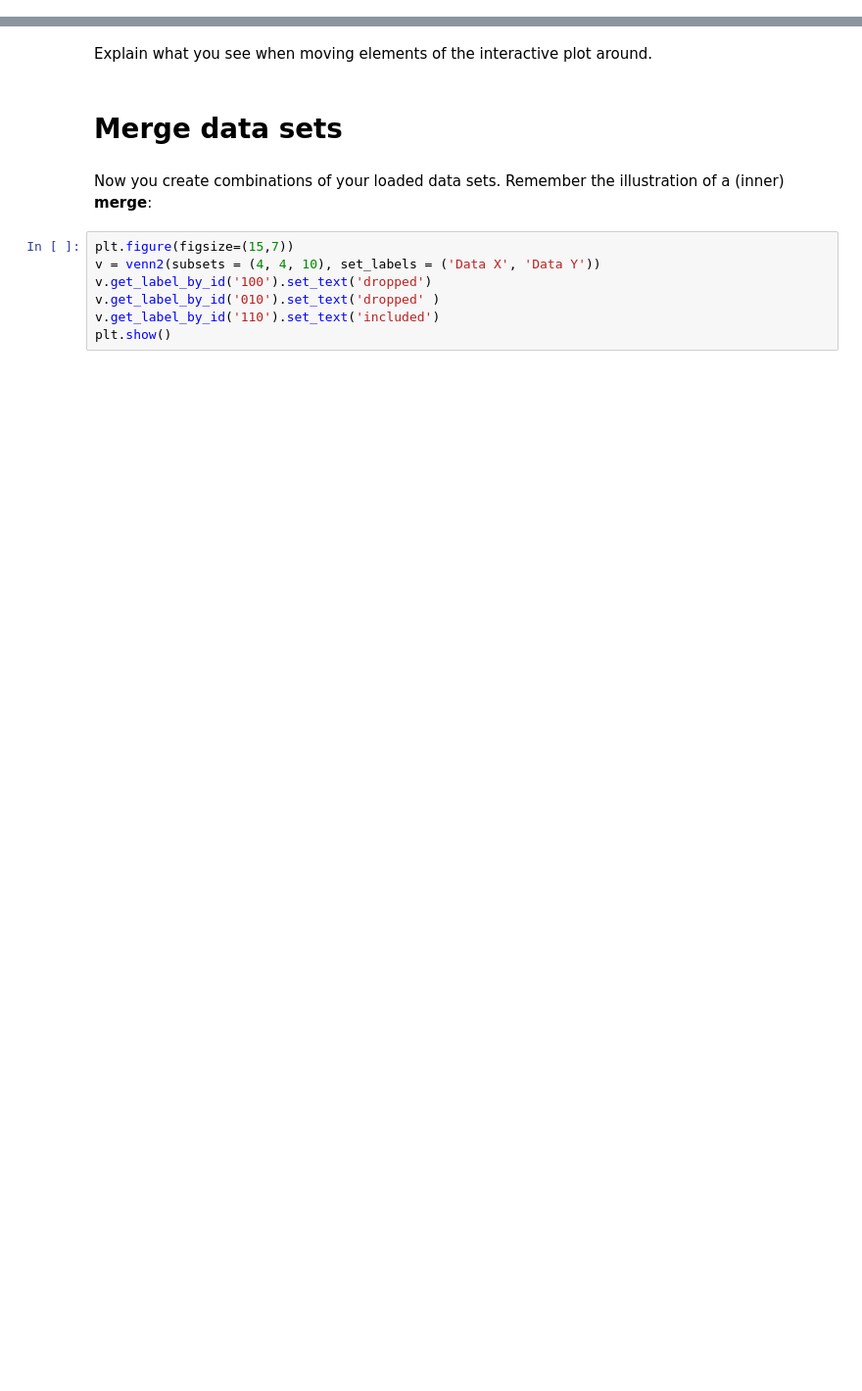
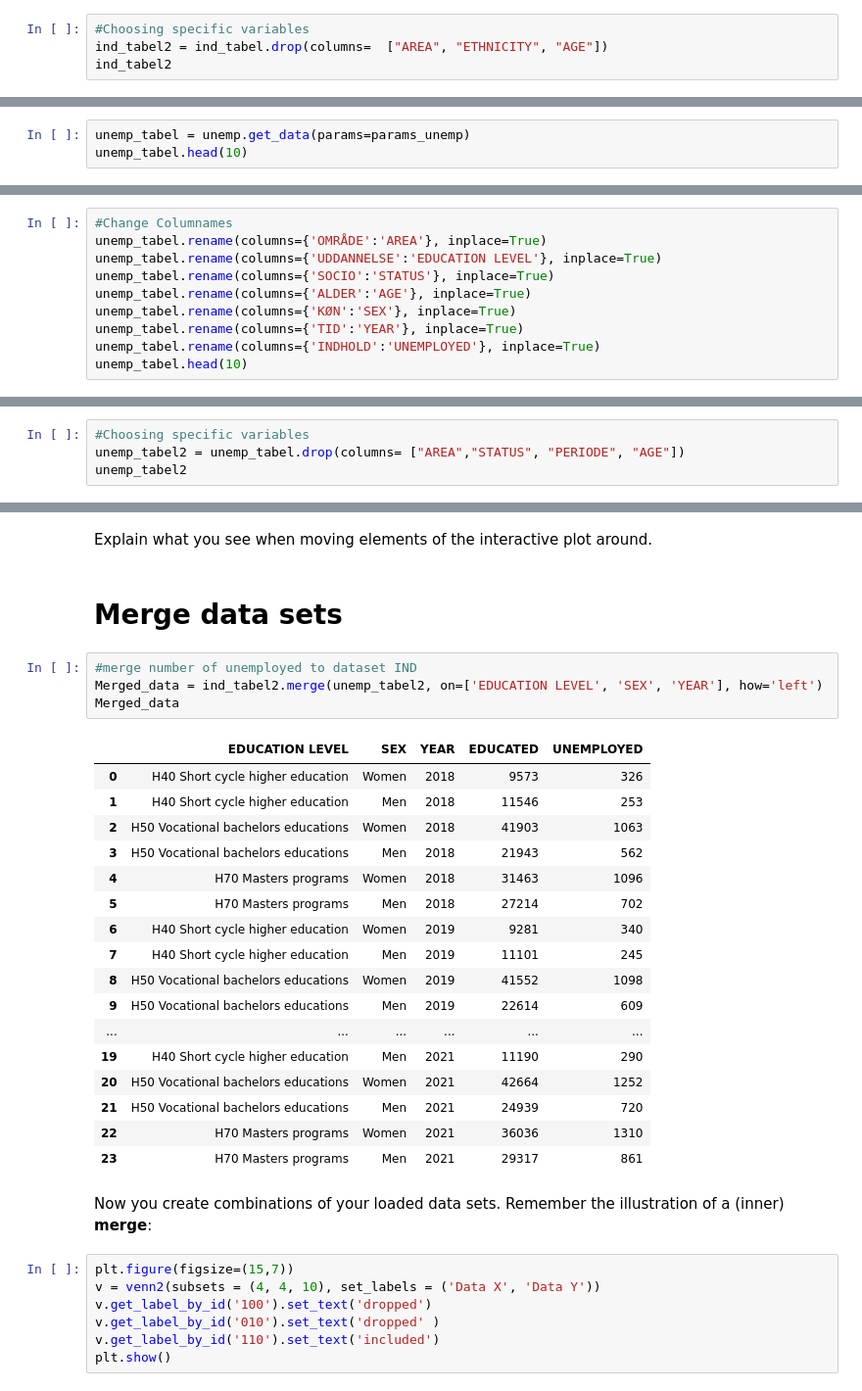
Before and after one commit to NumEconCopenhagen/projects-2023-frederikke-x2-og-sofie, a Jupyter notebook: dataproject/dataproject.ipynb, the cells around one changed output, grey strips where cells are left out. Shown at 98% size. Saved outputs shown, nothing was run; the diff lists cells and outputs as text; blank space fills up the shorter version.

Commit message:
data + merge

```diff
--- a/dataproject/dataproject.ipynb
+++ b/dataproject/dataproject.ipynb
@@ -152,0 +290,4 @@ params = {'table': 'hfudd11',
+# %%
+#Choosing specific variables
+ind_tabel2 = ind_tabel.drop(columns=  ["AREA", "ETHNICITY", "AGE"])
+ind_tabel2
@@ -152,0 +312,3 @@ params = {'table': 'hfudd11',
+# %%
+unemp_tabel = unemp.get_data(params=params_unemp)
+unemp_tabel.head(10)
@@ -152,0 +327,10 @@ params = {'table': 'hfudd11',
+# %%
+#Change Columnames
+unemp_tabel.rename(columns={'OMRÅDE':'AREA'}, inplace=True)
+unemp_tabel.rename(columns={'UDDANNELSE':'EDUCATION LEVEL'}, inplace=True)
+unemp_tabel.rename(columns={'SOCIO':'STATUS'}, inplace=True)
+unemp_tabel.rename(columns={'ALDER':'AGE'}, inplace=True)
+unemp_tabel.rename(columns={'KØN':'SEX'}, inplace=True)
+unemp_tabel.rename(columns={'TID':'YEAR'}, inplace=True)
+unemp_tabel.rename(columns={'INDHOLD':'UNEMPLOYED'}, inplace=True)
+unemp_tabel.head(10)
@@ -152,0 +349,4 @@ params = {'table': 'hfudd11',
+# %%
+#Choosing specific variables
+unemp_tabel2 = unemp_tabel.drop(columns= ["AREA","STATUS", "PERIODE", "AGE"])
+unemp_tabel2
@@ -170,6 +386,28 @@ widgets.interact(plot_func,
 Explain what you see when moving elements of the interactive plot around.
 # %% [markdown]
 # Merge data sets
+# %%
+#merge number of unemployed to dataset IND
+Merged_data = ind_tabel2.merge(unemp_tabel2, on=['EDUCATION LEVEL', 'SEX', 'YEAR'], how='left')
+Merged_data
+# %% [output]
+|  | EDUCATION LEVEL | SEX | YEAR | EDUCATED | UNEMPLOYED |
+| 0 | H40 Short cycle higher education | Women | 2018 | 9573 | 326 |
+| 1 | H40 Short cycle higher education | Men | 2018 | 11546 | 253 |
+| 2 | H50 Vocational bachelors educations | Women | 2018 | 41903 | 1063 |
+| 3 | H50 Vocational bachelors educations | Men | 2018 | 21943 | 562 |
+| 4 | H70 Masters programs | Women | 2018 | 31463 | 1096 |
+| 5 | H70 Masters programs | Men | 2018 | 27214 | 702 |
+| 6 | H40 Short cycle higher education | Women | 2019 | 9281 | 340 |
+| 7 | H40 Short cycle higher education | Men | 2019 | 11101 | 245 |
+| 8 | H50 Vocational bachelors educations | Women | 2019 | 41552 | 1098 |
+| 9 | H50 Vocational bachelors educations | Men | 2019 | 22614 | 609 |
+| ... | ... | ... | ... | ... | ... |
+| 19 | H40 Short cycle higher education | Men | 2021 | 11190 | 290 |
+| 20 | H50 Vocational bachelors educations | Women | 2021 | 42664 | 1252 |
+| 21 | H50 Vocational bachelors educations | Men | 2021 | 24939 | 720 |
+| 22 | H70 Masters programs | Women | 2021 | 36036 | 1310 |
+| 23 | H70 Masters programs | Men | 2021 | 29317 | 861 |
 # %% [markdown]
 Now you create combinations of your loaded data sets. Remember the illustration of a (inner) **merge**:
 # %%
```
Also changed, not shown: parts of 18 cells of this notebook.
